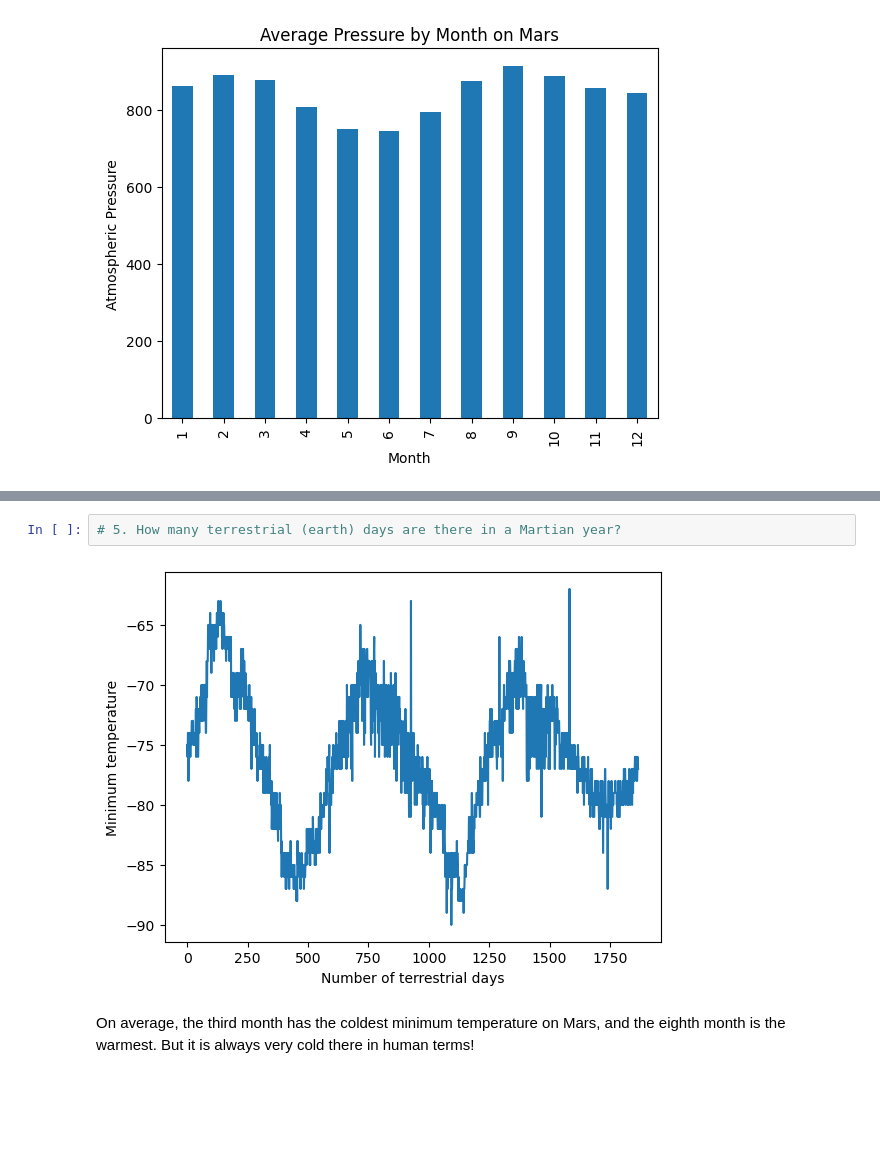
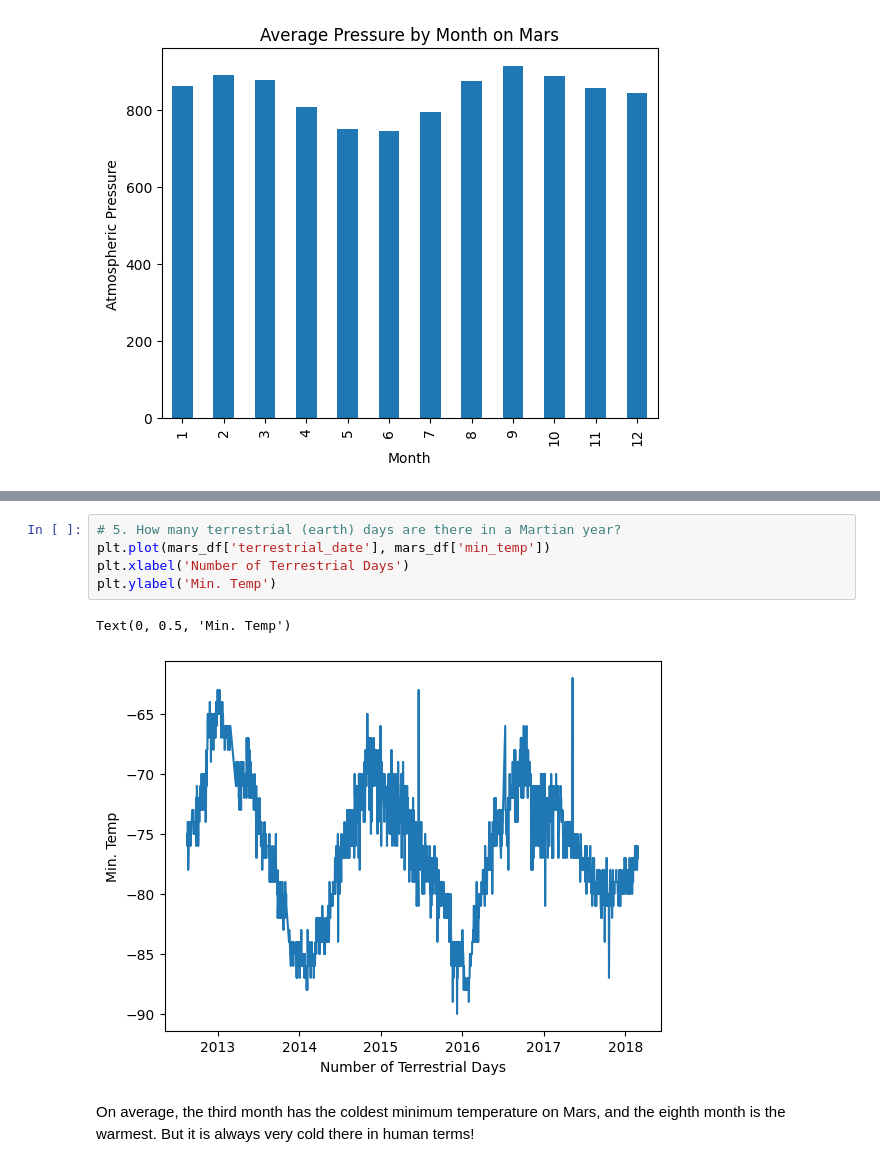
Before and after one commit to derekjohnson7/data-collection, a Jupyter notebook: Starter_Code/part_2_mars_weather.ipynb, the cells around one changed output, grey strips where cells are left out. Cells and saved outputs as stored; diff of their text form; blank space fills up the shorter version.

```diff
--- a/Starter_Code/part_2_mars_weather.ipynb
+++ b/Starter_Code/part_2_mars_weather.ipynb
@@ -245,7 +250,11 @@ avg_pressure.plot(kind='bar', xlabel='Month', ylabel='Atmospheric Pressure', tit
 # %%
 # 5. How many terrestrial (earth) days are there in a Martian year?
+plt.plot(mars_df['terrestrial_date'], mars_df['min_temp'])
+plt.xlabel('Number of Terrestrial Days')
+plt.ylabel('Min. Temp')
 # %% [output]
+Text(0, 0.5, 'Min. Temp')
-[figure, old version]
+[figure, new version]
 # %% [markdown]
 On average, the third month has the coldest minimum temperature on Mars, and the eighth month is the warmest. But it is always very cold there in human terms!
 # %% [markdown]
```
Also changed, not shown: parts of 1 cell of this notebook.
